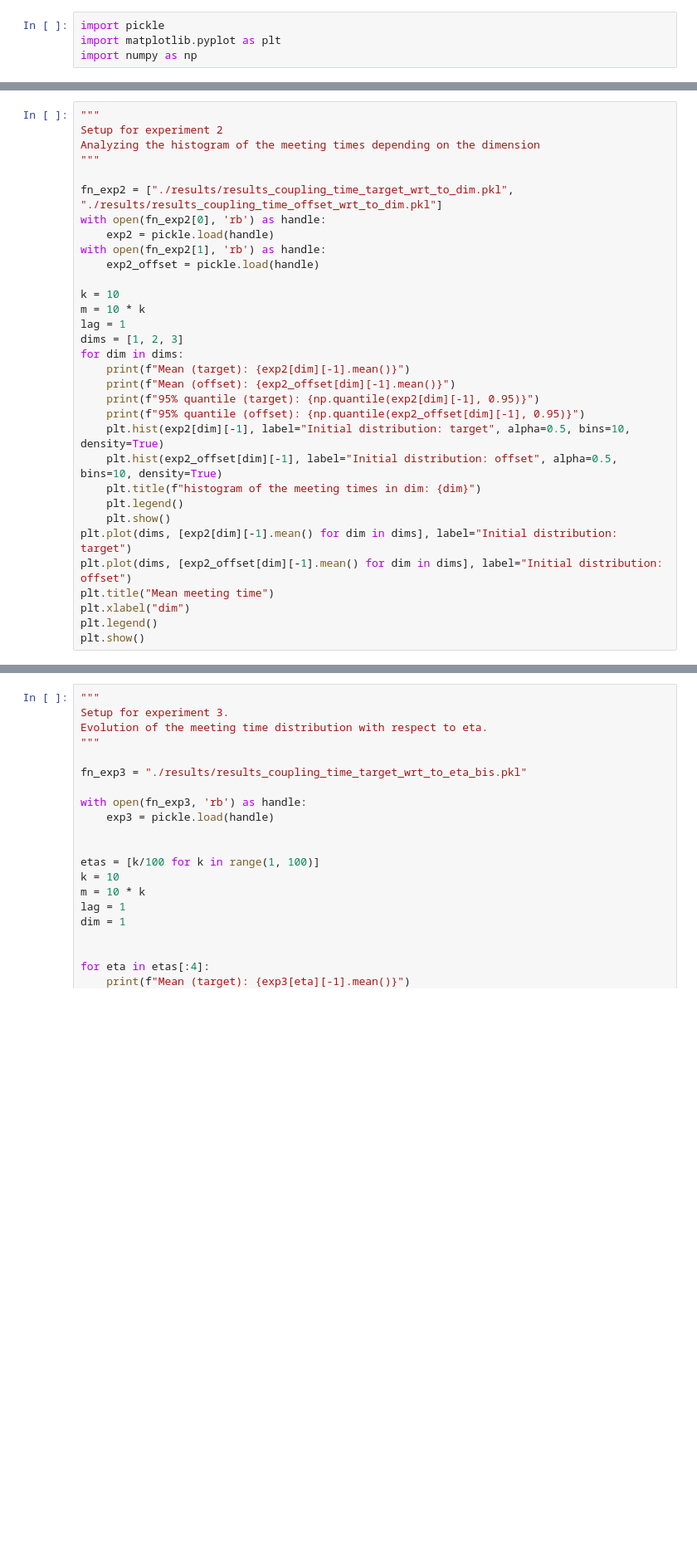
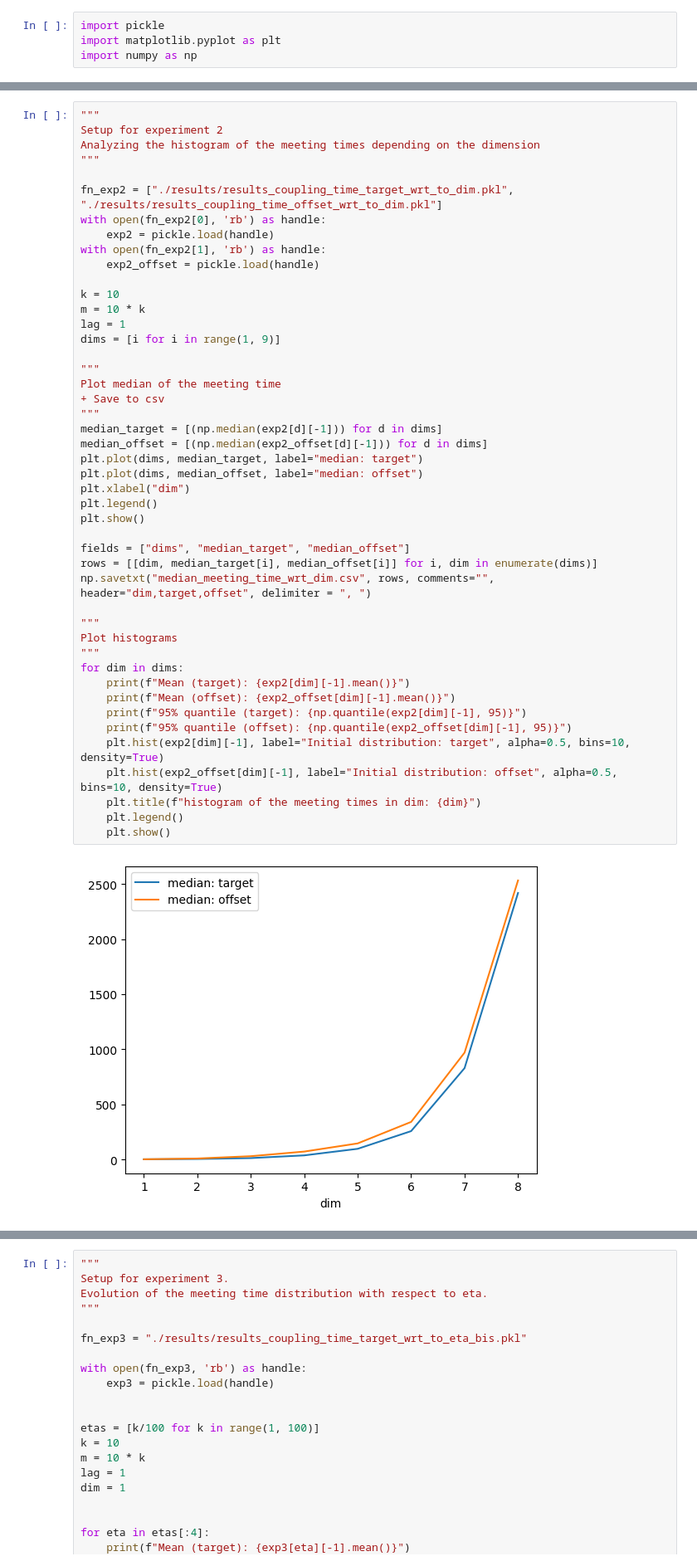
Before and after one commit to ylefay/unbiased_mcmc_with_couplings, a Jupyter notebook: experiments/exp_report/exploiting_results.ipynb, the cells around one changed output, grey strips where cells are left out. Shown at 83% size. Drawn from its saved outputs; the diff is of its cells as text; blank space fills up the shorter version.

```diff
--- a/experiments/exp_report/exploiting_results.ipynb
+++ b/experiments/exp_report/exploiting_results.ipynb
@@ -55,33 +134,48 @@ plt.show()
 # %%
 """
 Setup for experiment 2
 Analyzing the histogram of the meeting times depending on the dimension
 """
 
 fn_exp2 = ["./results/results_coupling_time_target_wrt_to_dim.pkl", "./results/results_coupling_time_offset_wrt_to_dim.pkl"]
 with open(fn_exp2[0], 'rb') as handle:
     exp2 = pickle.load(handle)
 with open(fn_exp2[1], 'rb') as handle:
     exp2_offset = pickle.load(handle)
 
 k = 10
 m = 10 * k
 lag = 1
-dims = [1, 2, 3]
+dims = [i for i in range(1, 9)]
+
+"""
+Plot median of the meeting time
++ Save to csv
+"""
+median_target = [(np.median(exp2[d][-1])) for d in dims]
+median_offset = [(np.median(exp2_offset[d][-1])) for d in dims]
+plt.plot(dims, median_target, label="median: target")
+plt.plot(dims, median_offset, label="median: offset")
+plt.xlabel("dim")
+plt.legend()
+plt.show()
+
+fields = ["dims", "median_target", "median_offset"]
+rows = [[dim, median_target[i], median_offset[i]] for i, dim in enumerate(dims)]
+np.savetxt("median_meeting_time_wrt_dim.csv", rows, comments="", header="dim,target,offset", delimiter = ", ")
+
+"""
+Plot histograms
+"""
 for dim in dims:
     print(f"Mean (target): {exp2[dim][-1].mean()}")
     print(f"Mean (offset): {exp2_offset[dim][-1].mean()}")
-    print(f"95% quantile (target): {np.quantile(exp2[dim][-1], 0.95)}")
-    print(f"95% quantile (offset): {np.quantile(exp2_offset[dim][-1], 0.95)}")
+    print(f"95% quantile (target): {np.quantile(exp2[dim][-1], 95)}")
+    print(f"95% quantile (offset): {np.quantile(exp2_offset[dim][-1], 95)}")
     plt.hist(exp2[dim][-1], label="Initial distribution: target", alpha=0.5, bins=10, density=True)
     plt.hist(exp2_offset[dim][-1], label="Initial distribution: offset", alpha=0.5, bins=10, density=True)
     plt.title(f"histogram of the meeting times in dim: {dim}")
     plt.legend()
     plt.show()
-plt.plot(dims, [exp2[dim][-1].mean() for dim in dims], label="Initial distribution: target")
-plt.plot(dims, [exp2_offset[dim][-1].mean() for dim in dims], label="Initial distribution: offset")
-plt.title("Mean meeting time")
-plt.xlabel("dim")
-plt.legend()
-plt.show()
 # %% [output]
+[figure, new version]
```
Also changed, not shown: parts of 9 cells of this notebook, 13 other files.
